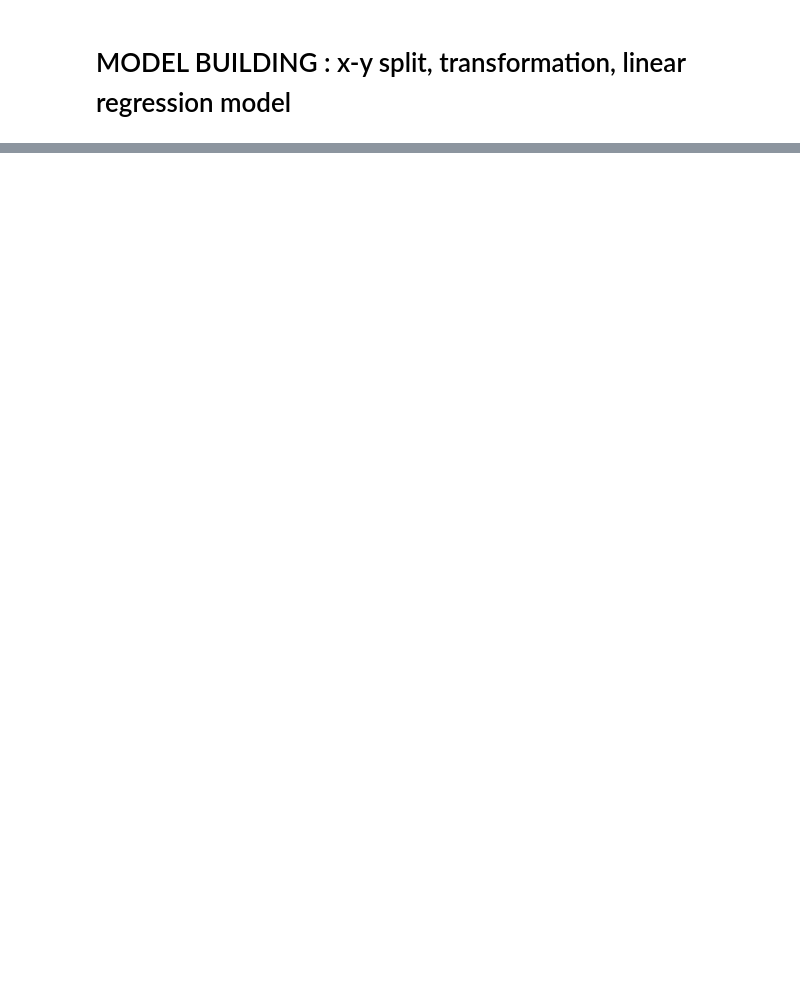
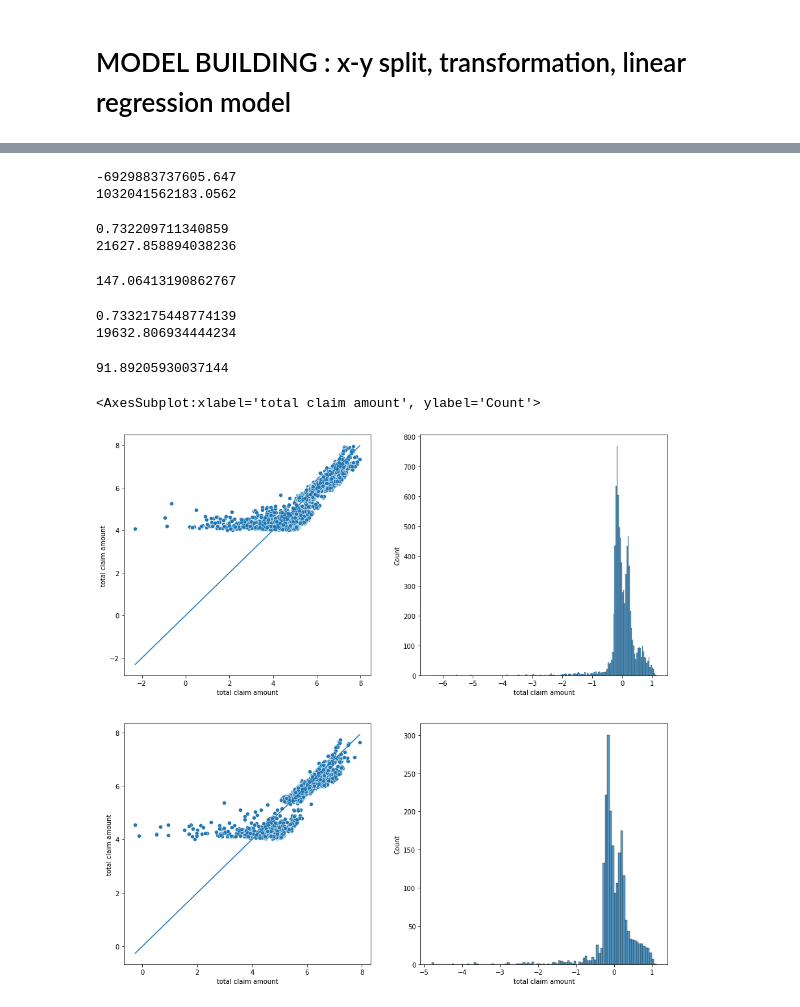
Before and after one commit to audedef/lab-customer-analysis-round-2, a Jupyter notebook: ex-lab-customer-analysis.ipynb, the cells around one changed output, grey strips where cells are left out. Saved outputs shown, nothing was run; the diff lists cells and outputs as text; code cells hidden in the pictures; blank space fills up the shorter version.

```diff
--- a/ex-lab-customer-analysis.ipynb
+++ b/ex-lab-customer-analysis.ipynb
@@ -957,0 +1020,9 @@ sns.histplot(x=y_test - y_test_pred, ax = ax[1,1])
+# %%
+from sklearn.preprocessing import MinMaxScaler
+
+MinMaxtransformer = MinMaxScaler()
+
+MinMaxtransformer.fit(df_encoded_train_no_outliers)  # we train the model on only train
+
+df_train_normalized_no_outliers = MinMaxtransformer.transform(df_encoded_train_no_outliers)  # we apply it on both datasets
+df_test_normalized_no_outliers = MinMaxtransformer.transform(df_encoded_test_no_outliers)
@@ -957,0 +1045,46 @@ sns.histplot(x=y_test - y_test_pred, ax = ax[1,1])
+# %%
+from sklearn import linear_model
+from sklearn.metrics import mean_squared_error, r2_score
+
+lm = linear_model.LinearRegression()
+
+lm.fit(df_train_normalized_no_outliers,y_log_train_no_outliers)
+
+print(lm.intercept_)
+print(lm.coef_[0])
+# %% [output]
+-6929883737605.647
+1032041562183.0562
+# %%
+print(lm.score(df_train_normalized_no_outliers,y_log_train_no_outliers))
+y_log_train_no_outliers_pred =lm.predict(df_train_normalized_no_outliers)
+print(mean_squared_error(np.exp(y_log_train_no_outliers_pred),y_train))
+np.sqrt(mean_squared_error(y_train,np.exp(y_log_train_no_outliers_pred)))
+# %% [output]
+0.732209711340859
+21627.858894038236
+147.06413190862767
+# %%
+print(lm.score(df_test_normalized_no_outliers,y_log_test_no_outliers))
+y_log_test_no_outliers_pred =lm.predict(df_test_normalized_no_outliers)
+print(mean_squared_error(np.exp(y_log_test_no_outliers_pred),y_test))
+# %% [output]
+0.7332175448774139
+19632.806934444234
+# %%
+mae = mean_absolute_error(np.exp(y_log_test_no_outliers_pred),y_test)
+print(mae)
+# It's worth than with df_model1...
+# %% [output]
+91.89205930037144
+# %%
+fig, ax = plt.subplots(2,2, figsize = (15,15))
+sns.scatterplot(y=y_log_train_no_outliers_pred, x=y_log_train_no_outliers, ax = ax[0,0])
+sns.lineplot(y=y_log_train_no_outliers,x=y_log_train_no_outliers, ax = ax[0,0])
+sns.histplot(x=y_log_train_no_outliers - y_log_train_no_outliers_pred, ax = ax[0,1])
+sns.scatterplot(y=y_log_test_no_outliers_pred, x=y_log_test_no_outliers, ax = ax[1,0])
+sns.lineplot(y=y_log_test_no_outliers,x=y_log_test_no_outliers, ax = ax[1,0])
+sns.histplot(x=y_log_test_no_outliers - y_log_test_no_outliers_pred, ax = ax[1,1])
+# %% [output]
+<AxesSubplot:xlabel='total claim amount', ylabel='Count'>
+[figure, added]
```
Also changed, not shown: parts of 52 cells of this notebook.
